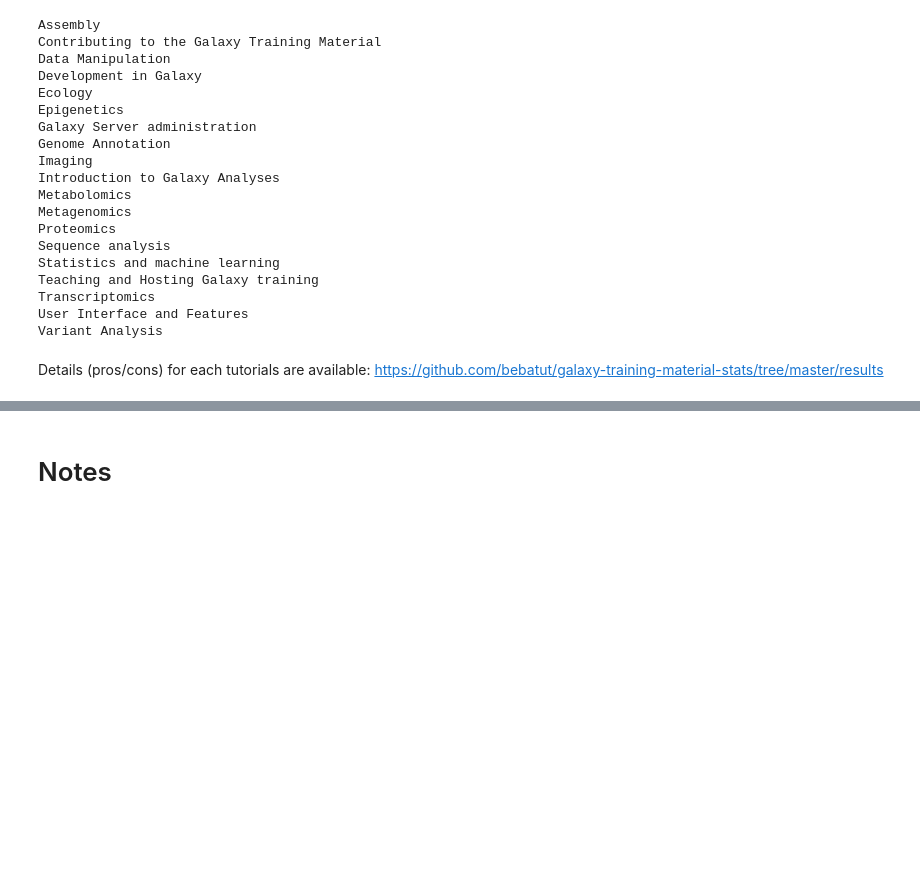
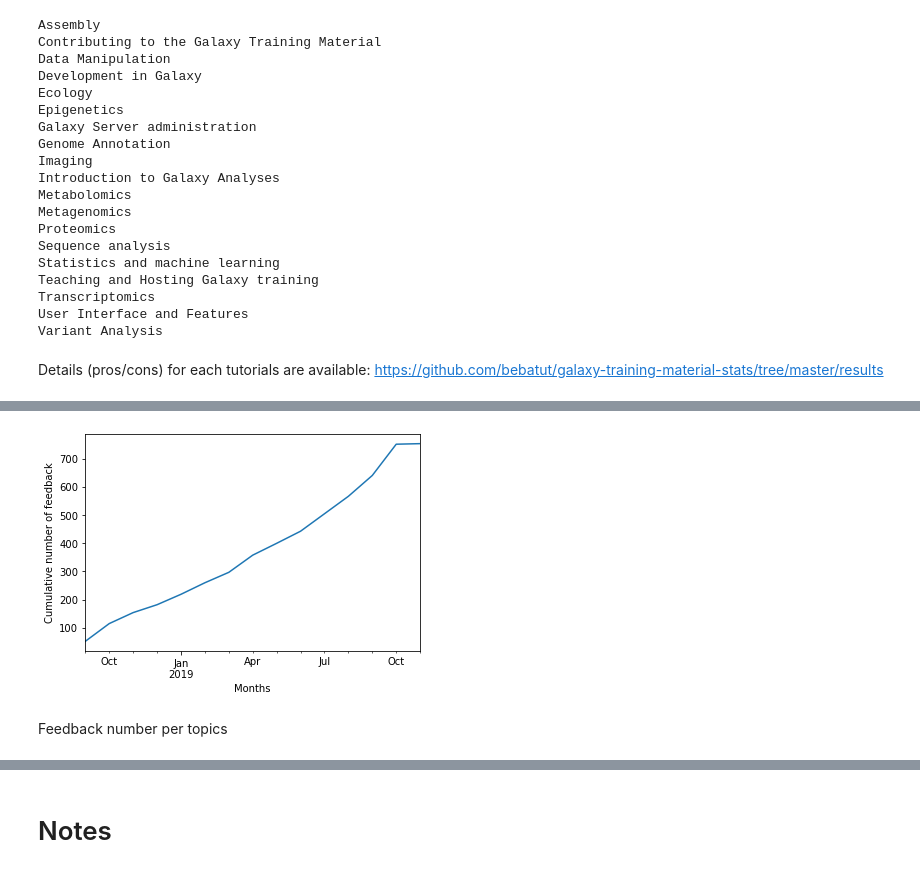
Before and after one commit to bebatut/galaxy-training-material-stats, a Jupyter notebook: src/analyze_feedback.ipynb, the cells around one changed output, grey strips where cells are left out. Drawn from its saved outputs; the diff is of its cells as text; code cells hidden in the pictures; blank space fills up the shorter version.

Commit message:
Expand and update analysis of embeded feedback

```diff
--- a/src/analyze_feedback.ipynb
+++ b/src/analyze_feedback.ipynb
@@ -165,0 +158,7 @@ Details (pros/cons) for each tutorials are available: https://github.com/bebatut
+# %%
+months = df.timestamp.dt.to_period("M")
+nb_per_months = (df
+                 .groupby(months)
+                 .count()
+                 .timestamp)
+nb_per_months
@@ -165,0 +183,12 @@ Details (pros/cons) for each tutorials are available: https://github.com/bebatut
+# %%
+plt.figure()
+(nb_per_months
+    .cumsum()
+    .plot())
+plt.xlabel('Months')
+plt.ylabel('Cumulative number of feedback')
+plt.show()
+# %% [output]
+[figure, added]
+# %% [markdown]
+Feedback number per topics
```
Also changed, not shown: parts of 19 cells of this notebook, 18 other files.
